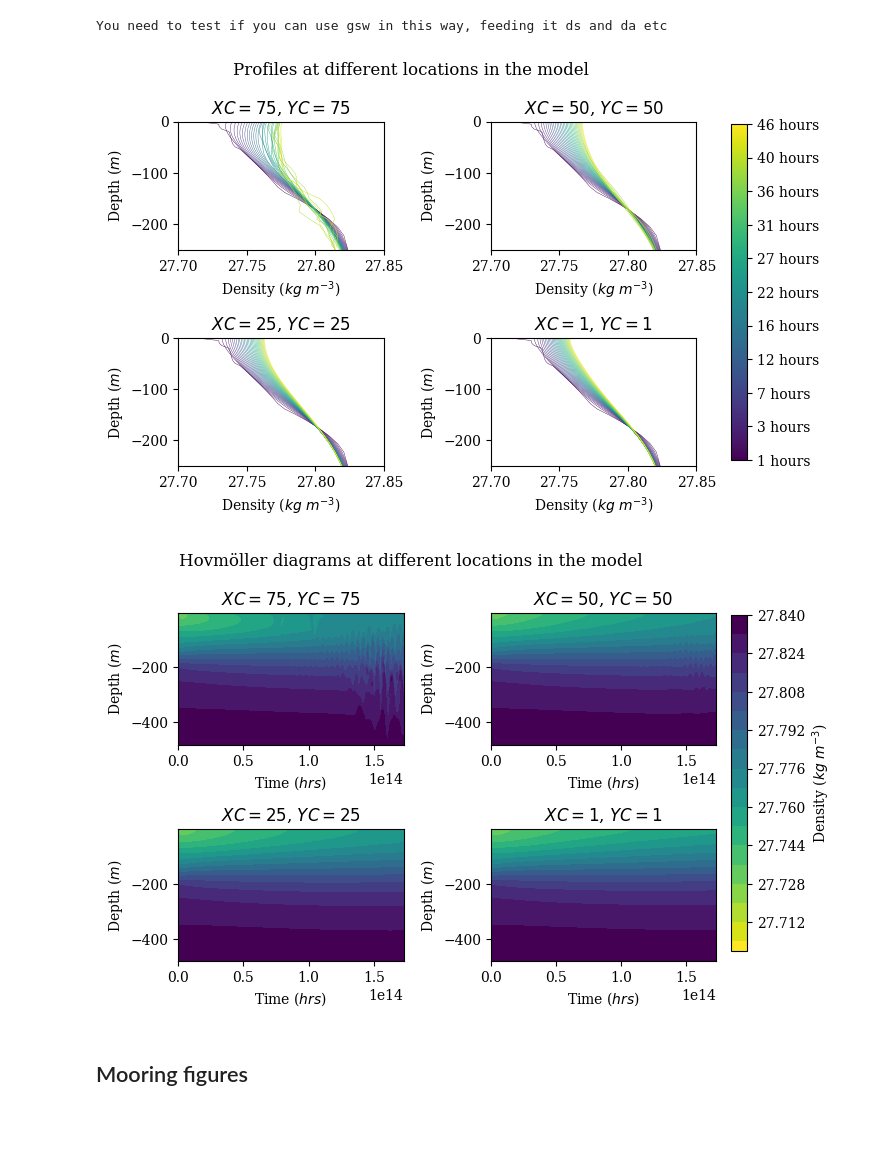
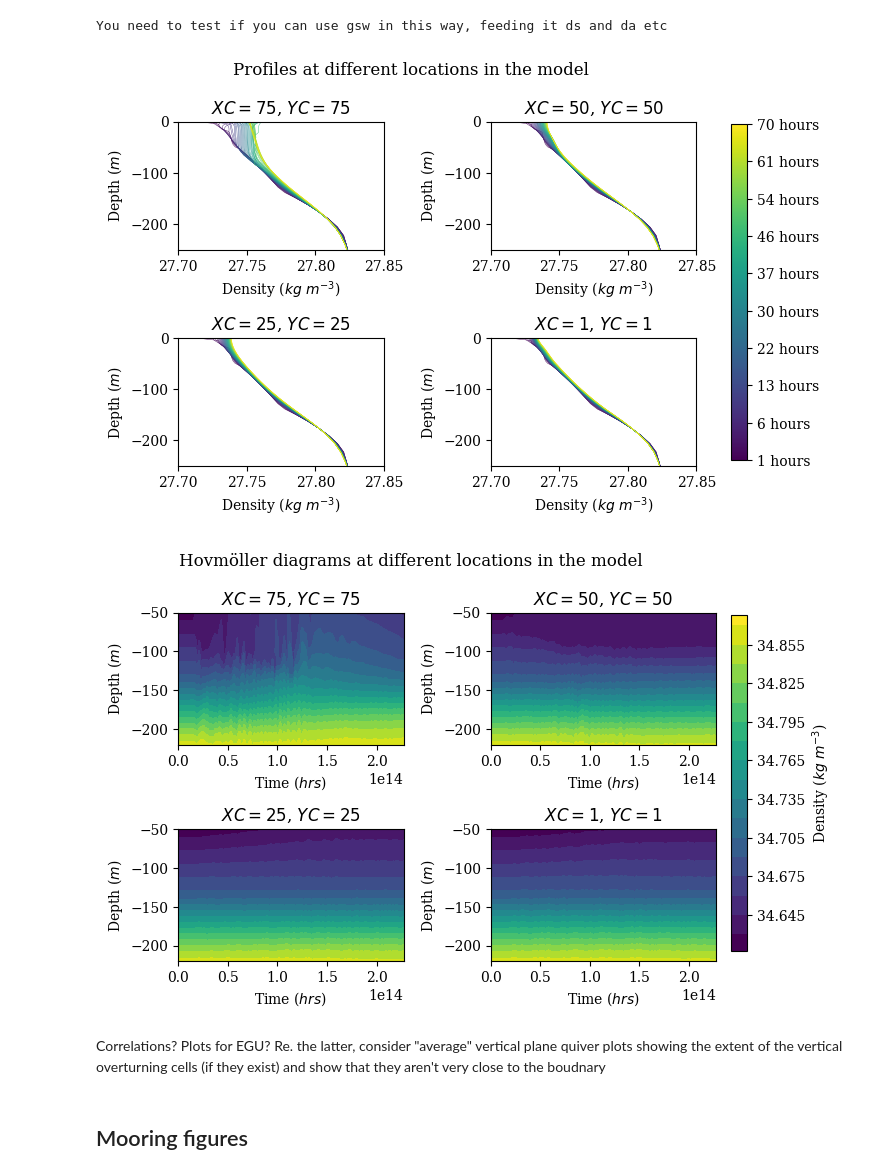
Before and after one commit to rowanjb/model_analyses, a Jupyter notebook: profiles_model.ipynb, the cells around one changed output. Saved outputs shown, nothing was run; the diff lists cells and outputs as text; code cells hidden in the pictures; blank space fills up the shorter version.

```diff
--- a/profiles_model.ipynb
+++ b/profiles_model.ipynb
@@ -40,7 +40,7 @@ from mpl_toolkits.axes_grid1 import host_subplot
 # %%
 # Open the model data
 #run = '../../../work/projects/p_so-clim/GCM_data/RowanMITgcm/mrb_034/'
-run = '../MITgcm/so_plumes/mrb_038/'
+run = '../MITgcm/so_plumes/mrb_050/'
 ds_model = bma.open_mitgcm_output_all_vars(run)
 
 # Adding density as a variable
@@ -110,51 +110,53 @@ ax[1,1].set_ylim(-250,0)
 
 plt.tight_layout()
 # %% [output]
-[figure, old version]
+[figure, new version]
 # %%
 # Repeating plots above but with hovmoller diagrams
 
 ds = ds_model
 
 # Init figure
 plt.rcParams["font.family"] = "serif" # change the base font
 fig, ax = plt.subplots(nrows=2,ncols=2)
 plt.suptitle('Hovmöller diagrams at different locations in the model')
 
-norm = plt.Normalize(27.70, 27.84) # Mapping time to the colourbar internal [0, 1]
+norm = plt.Normalize(34.617, 34.878)#27.74, 27.832) # Mapping time to the colourbar internal [0, 1]
 
 # Plotting 4 subplots
-p1 = ds['rho_theta'].isel(XC=75,YC=75).plot.contourf('time','Z',ax=ax[0,0],levels=20,cmap = plt.cm.viridis_r, norm=norm,add_colorbar=False)
+p1 = ds['S'].isel(XC=75,YC=75).plot.contourf('time','Z',ax=ax[0,0],levels=20,cmap = plt.cm.viridis, norm=norm,add_colorbar=False)
 ax[0,0].set_xlabel('Time ($hrs$)')
 ax[0,0].set_ylabel('Depth ($m$)')
 ax[0,0].set_title('$XC=75$, $YC=75$')
-#ax[0,0].set_ylim(-220,-50)
-p1 = ds['rho_theta'].isel(XC=50,YC=50).plot.contourf('time','Z',ax=ax[0,1],levels=20,cmap = plt.cm.viridis_r, norm=norm,add_colorbar=False)
+ax[0,0].set_ylim(-220,-50)
+p1 = ds['S'].isel(XC=50,YC=50).plot.contourf('time','Z',ax=ax[0,1],levels=20,cmap = plt.cm.viridis, norm=norm,add_colorbar=False)
 ax[0,1].set_xlabel('Time ($hrs$)')
 ax[0,1].set_ylabel('Depth ($m$)')
 ax[0,1].set_title('$XC=50$, $YC=50$')
-#ax[0,1].set_ylim(-220,-50)
-p1 = ds['rho_theta'].isel(XC=25,YC=25).plot.contourf('time','Z',ax=ax[1,0],levels=20,cmap = plt.cm.viridis_r, norm=norm,add_colorbar=False)
+ax[0,1].set_ylim(-220,-50)
+p1 = ds['S'].isel(XC=25,YC=25).plot.contourf('time','Z',ax=ax[1,0],levels=20,cmap = plt.cm.viridis, norm=norm,add_colorbar=False)
 ax[1,0].set_xlabel('Time ($hrs$)')
 ax[1,0].set_ylabel('Depth ($m$)')
 ax[1,0].set_title('$XC=25$, $YC=25$')
-#ax[1,0].set_ylim(-220,-50)
-p1 = ds['rho_theta'].isel(XC=1,YC=1).plot.contourf('time','Z',ax=ax[1,1],levels=20,cmap = plt.cm.viridis_r, norm=norm,add_colorbar=False)
+ax[1,0].set_ylim(-220,-50)
+p1 = ds['S'].isel(XC=1,YC=1).plot.contourf('time','Z',ax=ax[1,1],levels=20,cmap = plt.cm.viridis, norm=norm,add_colorbar=False)
 ax[1,1].set_xlabel('Time ($hrs$)')
 ax[1,1].set_ylabel('Depth ($m$)')
 ax[1,1].set_title('$XC=1$, $YC=1$')
-#ax[1,1].set_ylim(-220,-50)
+ax[1,1].set_ylim(-220,-50)
 
 # Handling the colourbar
 fig.subplots_adjust(right=0.8)
 cbar_ax = fig.add_axes([1, 0.15, 0.025, 0.7])
 cbar = plt.colorbar(p1, cax=cbar_ax, orientation="vertical", label='Density ($kg$ $m^{-3}$)')
-cbar_ax.set_ylim(27.70, 27.84)
+cbar_ax.set_ylim(34.617, 34.878)#27.74, 27.832)
 
 plt.tight_layout()
-plt.savefig('hovmoller_diagrams_at_different_locations_in_the_model_038.png',dpi=1200)
+plt.savefig('hovmoller_diagrams_at_different_locations_in_the_model_050.png',dpi=1200)
 # %% [output]
-[figure, old version]
+[figure, new version]
+# %% [markdown]
+Correlations? Plots for EGU? Re. the latter, consider "average" vertical plane quiver plots showing the extent of the vertical overturning cells (if they exist) and show that they aren't very close to the boudnary
 # %% [markdown]
 ## Mooring figures
 # %%
```
Also changed, not shown: 4 other files.
